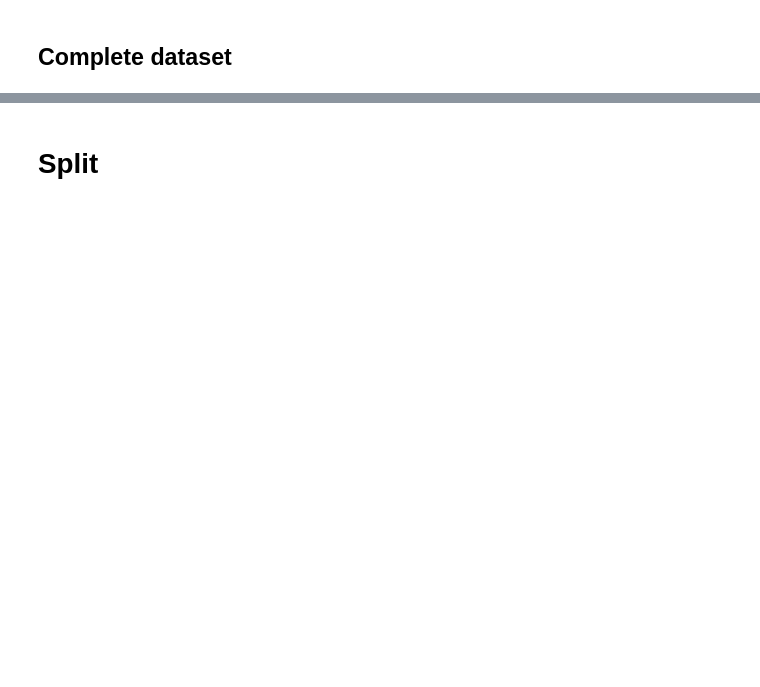
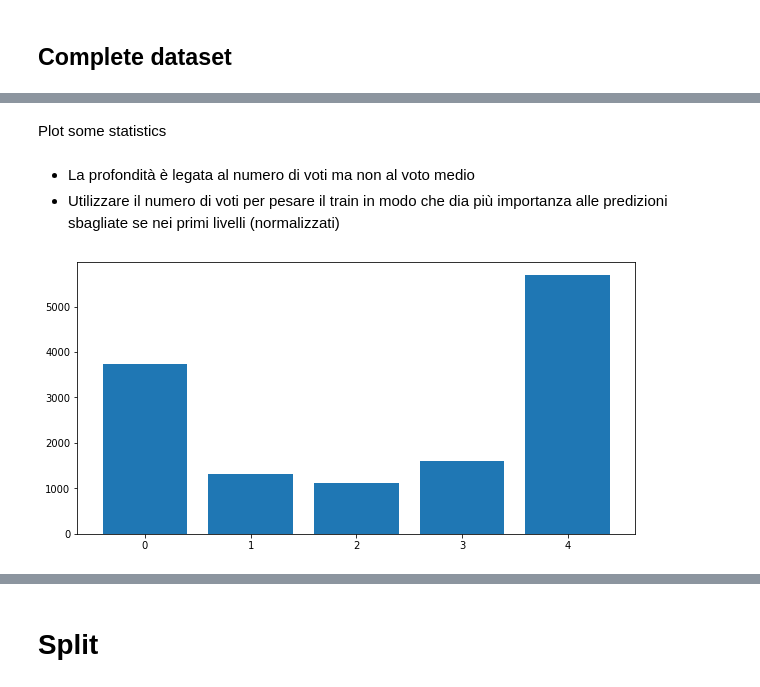
Before and after one commit to FedeSpu/argumentative-debates, a Jupyter notebook: argumentative-debates.ipynb, the cells around one changed output, grey strips where cells are left out. Saved outputs shown, nothing was run; the diff lists cells and outputs as text; code cells hidden in the pictures; blank space fills up the shorter version.

Commit message:
Added plots

```diff
--- a/argumentative-debates.ipynb
+++ b/argumentative-debates.ipynb
@@ -282,2 +130,0 @@ df["parentStance"] = df['Level'].apply(lambda x: retrieveParentStance(x))
-# %%
-df = df.iloc[1: , :]
@@ -313,3 +130,0 @@ def idx2label(idx):
-# %%
-df['Stance'] = df['Stance'].apply(label2idx)
-df['parentStance'] = df['parentStance'].apply(label2idx)
@@ -342,2 +130,0 @@ df
-# %%
-df = df[df['NumVotes'] > 2]
@@ -359,0 +131,5 @@ df
+# %% [markdown]
+Plot some statistics
+# %% [markdown]
+- La profondità è legata al numero di voti ma non al voto medio
+- Utilizzare il numero di voti per pesare il train in modo che dia più importanza alle predizioni sbagliate se nei primi livelli (normalizzati)
@@ -359,0 +140,16 @@ df
+# %%
+def show_histogram_tot_votes(df):
+  '''
+  Plot the histogram of votes (in the bins: 0 to 4), given a dataframe with column 'Votes'
+  '''
+  res = np.zeros(5)
+  for v in df['Votes'].values:
+    res += v
+
+  res = [int(a) for a in list(res)]
+  plt.bar(range(0,5), res)
+  plt.show()
+
+show_histogram_tot_votes(df)
+# %% [output]
+[figure, added]
```
Also changed, not shown: parts of 72 cells of this notebook.
